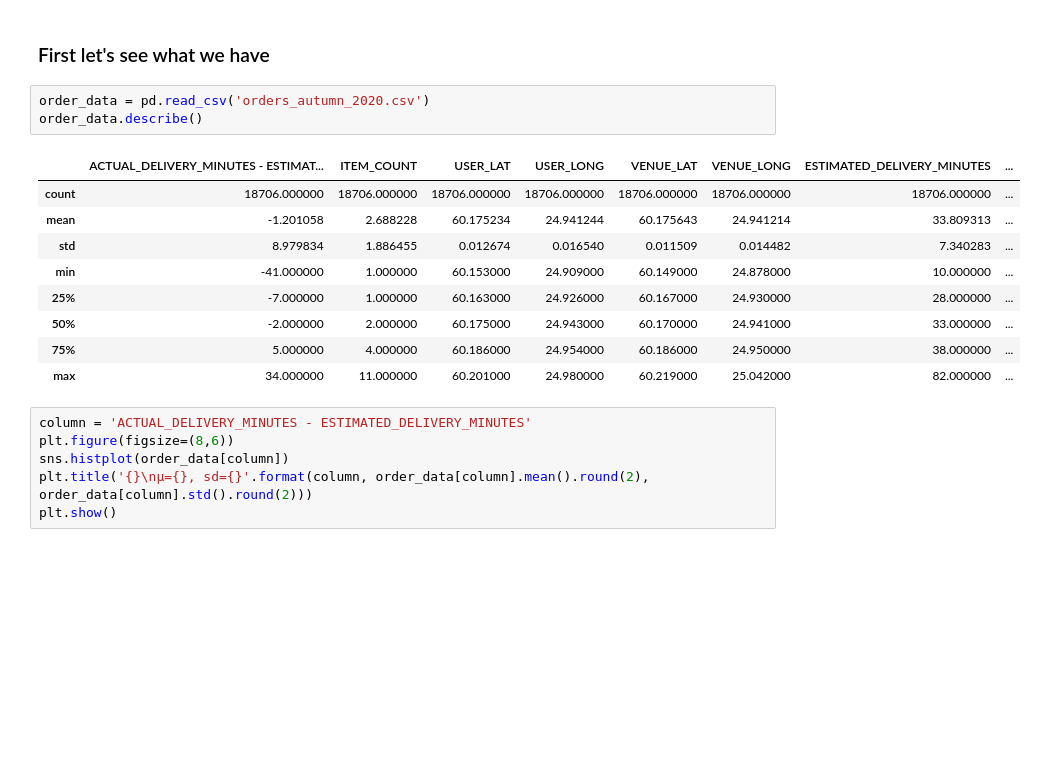
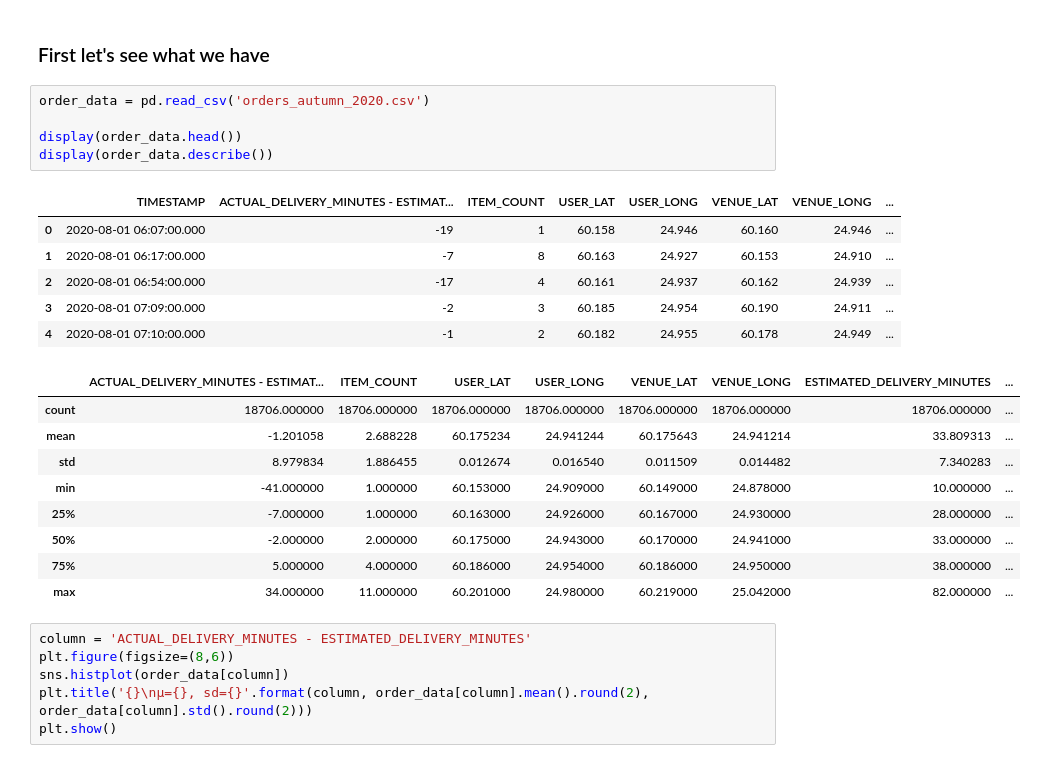
Before and after one commit to kasimiraula/wolt_late_delivery_prediction, a Jupyter notebook: summer_intern_assignment.ipynb, the cells around one changed output. Cells and saved outputs as stored; diff of their text form; blank space fills up the shorter version.

```diff
--- a/summer_intern_assignment.ipynb
+++ b/summer_intern_assignment.ipynb
@@ -9,17 +9,25 @@ import seaborn as sns
 ### First let's see what we have
 # %%
 order_data = pd.read_csv('orders_autumn_2020.csv')
-order_data.describe()
+
+display(order_data.head())
+display(order_data.describe())
 # %% [output]
-|  | ACTUAL_DELIVERY_MINUTES - ESTIMAT... | ITEM_COUNT | USER_LAT | USER_LONG | VENUE_LAT | VENUE_LONG | ESTIMATED_DELIVERY_MINUTES | ... |
-| count | 18706.000000 | 18706.000000 | 18706.000000 | 18706.000000 | 18706.000000 | 18706.000000 | 18706.000000 | ... |
-| mean | -1.201058 | 2.688228 | 60.175234 | 24.941244 | 60.175643 | 24.941214 | 33.809313 | ... |
-| std | 8.979834 | 1.886455 | 0.012674 | 0.016540 | 0.011509 | 0.014482 | 7.340283 | ... |
-| min | -41.000000 | 1.000000 | 60.153000 | 24.909000 | 60.149000 | 24.878000 | 10.000000 | ... |
-| 25% | -7.000000 | 1.000000 | 60.163000 | 24.926000 | 60.167000 | 24.930000 | 28.000000 | ... |
-| 50% | -2.000000 | 2.000000 | 60.175000 | 24.943000 | 60.170000 | 24.941000 | 33.000000 | ... |
-| 75% | 5.000000 | 4.000000 | 60.186000 | 24.954000 | 60.186000 | 24.950000 | 38.000000 | ... |
-| max | 34.000000 | 11.000000 | 60.201000 | 24.980000 | 60.219000 | 25.042000 | 82.000000 | ... |
+|  | TIMESTAMP | ACTUAL_DELIVERY_MINUTES - ESTIMAT... | ITEM_COUNT | USER_LAT | USER_LONG | VENUE_LAT | VENUE_LONG | ... |
+| 0 | 2020-08-01 06:07:00.000 | -19 | 1 | 60.158 | 24.946 | 60.160 | 24.946 | ... |
+| 1 | 2020-08-01 06:17:00.000 | -7 | 8 | 60.163 | 24.927 | 60.153 | 24.910 | ... |
+| 2 | 2020-08-01 06:54:00.000 | -17 | 4 | 60.161 | 24.937 | 60.162 | 24.939 | ... |
+| 3 | 2020-08-01 07:09:00.000 | -2 | 3 | 60.185 | 24.954 | 60.190 | 24.911 | ... |
+| 4 | 2020-08-01 07:10:00.000 | -1 | 2 | 60.182 | 24.955 | 60.178 | 24.949 | ... |
+|  | ACTUAL_DELIVERY_MINUTES - ESTIMAT... | ITEM_COUNT | USER_LAT | USER_LONG | VENUE_LAT | VENUE_LONG | ESTIMATED_DELIVERY_MINUTES | ... |
+| count | 18706.000000 | 18706.000000 | 18706.000000 | 18706.000000 | 18706.000000 | 18706.000000 | 18706.000000 | ... |
+| mean | -1.201058 | 2.688228 | 60.175234 | 24.941244 | 60.175643 | 24.941214 | 33.809313 | ... |
+| std | 8.979834 | 1.886455 | 0.012674 | 0.016540 | 0.011509 | 0.014482 | 7.340283 | ... |
+| min | -41.000000 | 1.000000 | 60.153000 | 24.909000 | 60.149000 | 24.878000 | 10.000000 | ... |
+| 25% | -7.000000 | 1.000000 | 60.163000 | 24.926000 | 60.167000 | 24.930000 | 28.000000 | ... |
+| 50% | -2.000000 | 2.000000 | 60.175000 | 24.943000 | 60.170000 | 24.941000 | 33.000000 | ... |
+| 75% | 5.000000 | 4.000000 | 60.186000 | 24.954000 | 60.186000 | 24.950000 | 38.000000 | ... |
+| max | 34.000000 | 11.000000 | 60.201000 | 24.980000 | 60.219000 | 25.042000 | 82.000000 | ... |
 # %%
 column = 'ACTUAL_DELIVERY_MINUTES - ESTIMATED_DELIVERY_MINUTES'
 plt.figure(figsize=(8,6))
```
Also changed, not shown: parts of 7 cells of this notebook, 2 other files.
